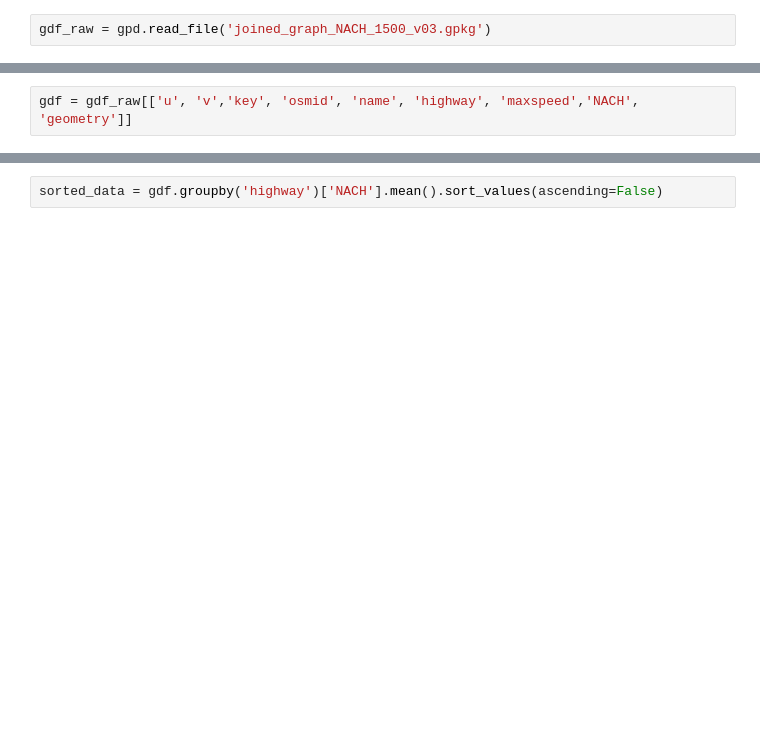
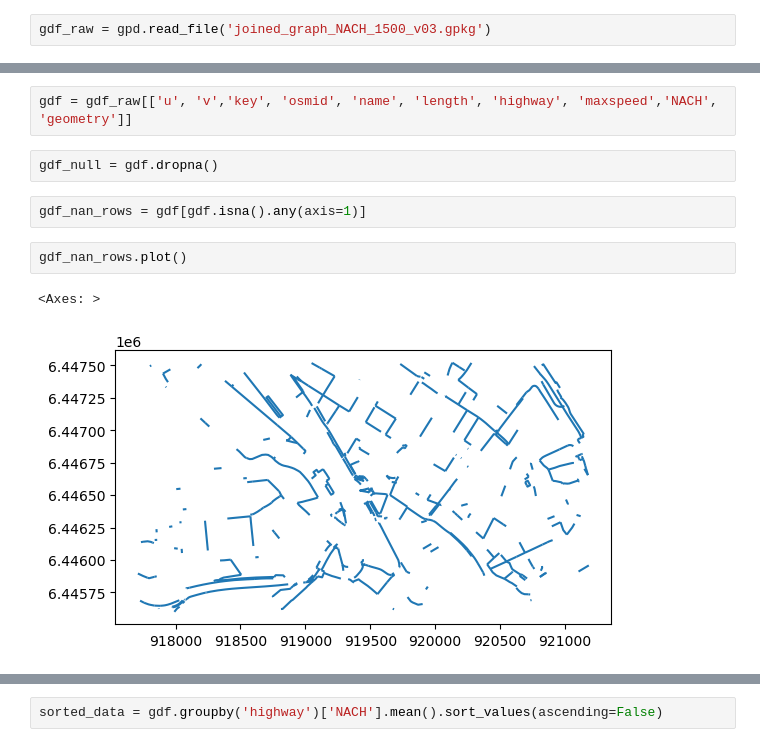
Before and after one commit to LukasCocineroDKSR/GBFS-data-generator, a Jupyter notebook: route_choice.ipynb, the cells around one changed output, grey strips where cells are left out. Saved outputs shown, nothing was run; the diff lists cells and outputs as text; blank space fills up the shorter version.

```diff
--- a/route_choice.ipynb
+++ b/route_choice.ipynb
@@ -20,2 +112,11 @@ gdf_raw.columns
 # %%
-gdf = gdf_raw[['u', 'v','key', 'osmid', 'name', 'highway', 'maxspeed','NACH', 'geometry']]
+gdf = gdf_raw[['u', 'v','key', 'osmid', 'name', 'length', 'highway', 'maxspeed','NACH', 'geometry']]
+# %%
+gdf_null = gdf.dropna()
+# %%
+gdf_nan_rows = gdf[gdf.isna().any(axis=1)]
+# %%
+gdf_nan_rows.plot()
+# %% [output]
+<Axes: >
+[figure, added]
```
Also changed, not shown: parts of 61 cells of this notebook, 2 other files.
